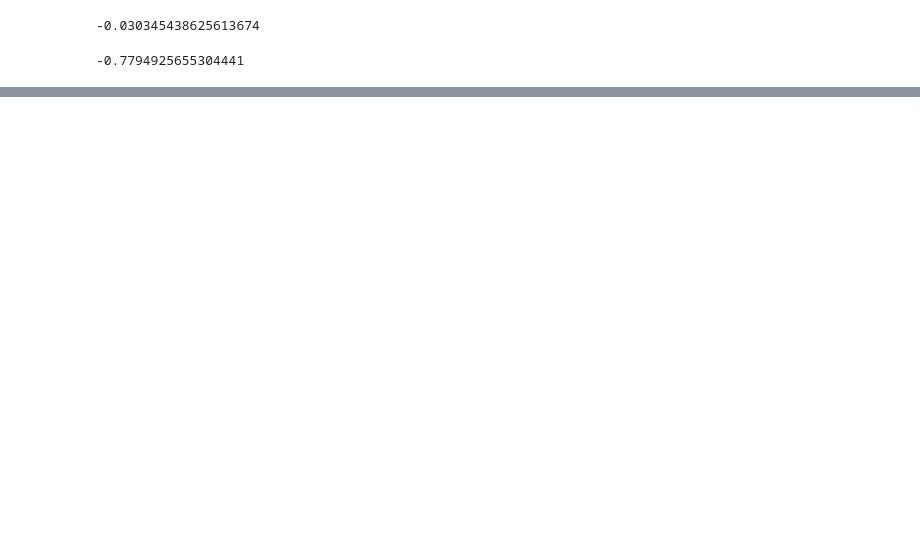
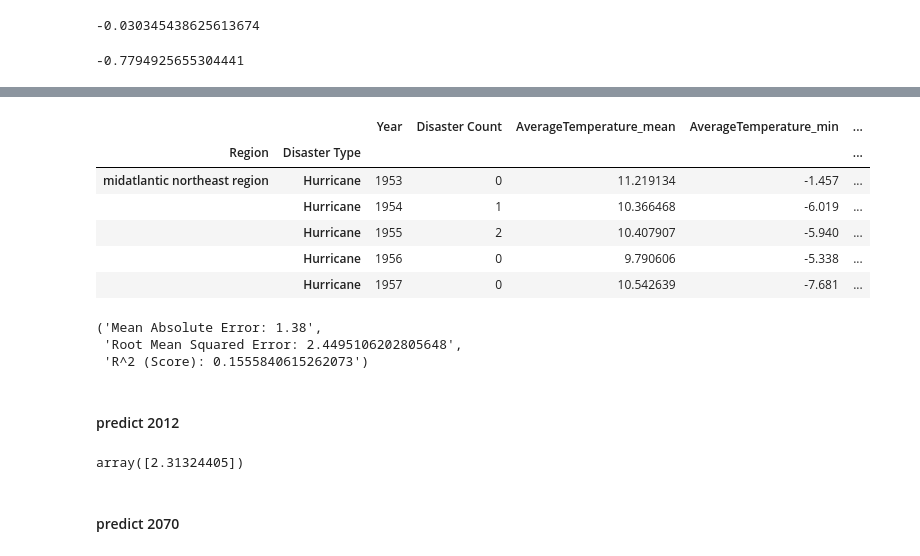
Before and after one commit to karahahn/Springboard_Capstone1, a Jupyter notebook: Capstone 1 Final Report.ipynb, the cells around one changed output, grey strips where cells are left out. Drawn from its saved outputs; the diff is of its cells as text; code cells hidden in the pictures; blank space fills up the shorter version.

Commit message:
expand linear model for hurricanes

```diff
--- a/Capstone 1 Final Report.ipynb
+++ b/Capstone 1 Final Report.ipynb
@@ -1368,0 +1453,23 @@ print(score)
+# %%
+# create super_key for hurricane regions
+super_key = [('midatlantic northeast region','Hurricane'),
+            ('west south central south region','Hurricane'),
+            ('south atlantic south region','Hurricane')]
+joindf.loc[super_key].head()
+# %% [output]
+|  |  | Year | Disaster Count | AverageTemperature_mean | AverageTemperature_min | ... |
+| Region | Disaster Type |  |  |  |  | ... |
+| midatlantic northeast region | Hurricane | 1953 | 0 | 11.219134 | -1.457 | ... |
+|  | Hurricane | 1954 | 1 | 10.366468 | -6.019 | ... |
+|  | Hurricane | 1955 | 2 | 10.407907 | -5.940 | ... |
+|  | Hurricane | 1956 | 0 | 9.790606 | -5.338 | ... |
+|  | Hurricane | 1957 | 0 | 10.542639 | -7.681 | ... |
+# %%
+# linear regression score and mean absolute error for midatlantic northeast hurricanes
+lrvalues(super_key)
+# %% [output]
+('Mean Absolute Error: 1.38',
+ 'Root Mean Squared Error: 2.4495106202805648',
+ 'R^2 (Score): 0.1555840615262073')
+# %% [markdown]
+#### predict 2012
@@ -1368,0 +1479,7 @@ print(score)
+# %%
+# random forest using predicted independent variables to predict disaster counts
+lrmodel(super_key).predict(x_2012)
+# %% [output]
+array([2.31324405])
+# %% [markdown]
+#### predict 2070
```
Also changed, not shown: parts of 33 cells of this notebook.
